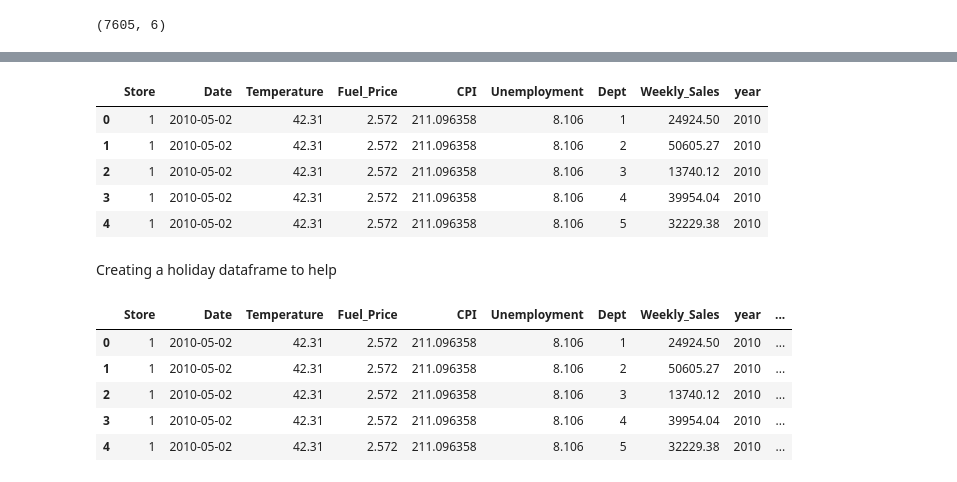
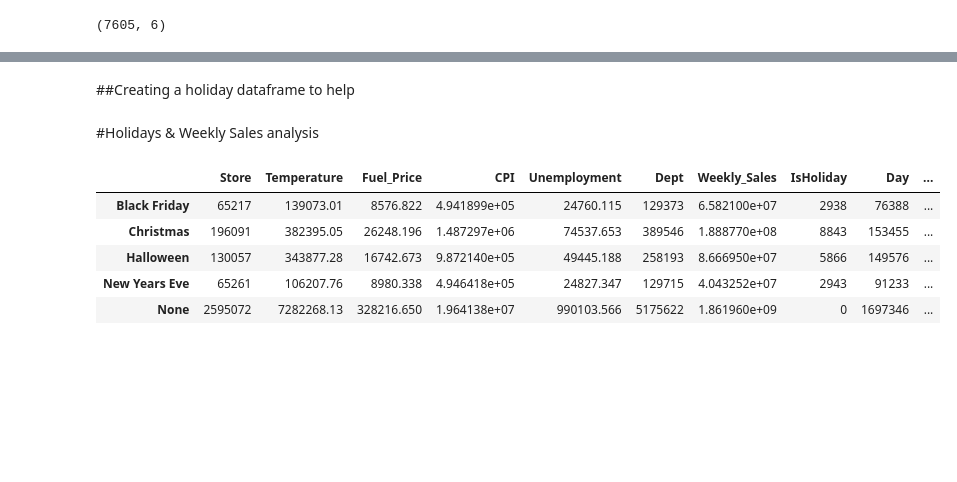
Before and after one commit to morprukop/RetailSalesAnalysis, a Jupyter notebook: mp_proj1.ipynb, the cells around one changed output, grey strips where cells are left out. Saved outputs shown, nothing was run; the diff lists cells and outputs as text; code cells hidden in the pictures; blank space fills up the shorter version.

Commit message:
cleaned code and started analysis

```diff
--- a/mp_proj1.ipynb
+++ b/mp_proj1.ipynb
@@ -118,15 +102,5 @@ Index(['Store', 'Date', 'Temperature', 'Fuel_Price', 'CPI', 'Unemployment',
-# %%
-df['year'] = pd.DatetimeIndex(df['Date']).year
-df.head(5)
-# %% [output]
-|  | Store | Date | Temperature | Fuel_Price | CPI | Unemployment | Dept | Weekly_Sales | year |
-| 0 | 1 | 2010-05-02 | 42.31 | 2.572 | 211.096358 | 8.106 | 1 | 24924.50 | 2010 |
-| 1 | 1 | 2010-05-02 | 42.31 | 2.572 | 211.096358 | 8.106 | 2 | 50605.27 | 2010 |
-| 2 | 1 | 2010-05-02 | 42.31 | 2.572 | 211.096358 | 8.106 | 3 | 13740.12 | 2010 |
-| 3 | 1 | 2010-05-02 | 42.31 | 2.572 | 211.096358 | 8.106 | 4 | 39954.04 | 2010 |
-| 4 | 1 | 2010-05-02 | 42.31 | 2.572 | 211.096358 | 8.106 | 5 | 32229.38 | 2010 |
 # %% [markdown]
-Creating a holiday dataframe to help
+##Creating a holiday dataframe to help
 # %%
 # key range for holiday dictionary
 # 0. : memorial day, 1: Halloween, 2: Thanksgiving, 3: Black Friday, 4: Christmas, 5: NYE
@@ -184,9 +161,17 @@ df['IsHoliday'] = IsHoliday
 # %%
 df.head()
+df.to_csv("2010Retail.csv")
-# %% [output]
-|  | Store | Date | Temperature | Fuel_Price | CPI | Unemployment | Dept | Weekly_Sales | year | ... |
-| 0 | 1 | 2010-05-02 | 42.31 | 2.572 | 211.096358 | 8.106 | 1 | 24924.50 | 2010 | ... |
-| 1 | 1 | 2010-05-02 | 42.31 | 2.572 | 211.096358 | 8.106 | 2 | 50605.27 | 2010 | ... |
-| 2 | 1 | 2010-05-02 | 42.31 | 2.572 | 211.096358 | 8.106 | 3 | 13740.12 | 2010 | ... |
-| 3 | 1 | 2010-05-02 | 42.31 | 2.572 | 211.096358 | 8.106 | 4 | 39954.04 | 2010 | ... |
-| 4 | 1 | 2010-05-02 | 42.31 | 2.572 | 211.096358 | 8.106 | 5 | 32229.38 | 2010 | ... |
+# %% [markdown]
+#Holidays & Weekly Sales analysis
+# %%
+holiSeries = df['IsHoliday']
+unemployementSeries = df['Unemployment']
+
+holiGroup = df.groupby(Holiday).sum()
+# %% [output]
+|  | Store | Temperature | Fuel_Price | CPI | Unemployment | Dept | Weekly_Sales | IsHoliday | Day | ... |
+| Black Friday | 65217 | 139073.01 | 8576.822 | 4.941899e+05 | 24760.115 | 129373 | 6.582100e+07 | 2938 | 76388 | ... |
+| Christmas | 196091 | 382395.05 | 26248.196 | 1.487297e+06 | 74537.653 | 389546 | 1.888770e+08 | 8843 | 153455 | ... |
+| Halloween | 130057 | 343877.28 | 16742.673 | 9.872140e+05 | 49445.188 | 258193 | 8.666950e+07 | 5866 | 149576 | ... |
+| New Years Eve | 65261 | 106207.76 | 8980.338 | 4.946418e+05 | 24827.347 | 129715 | 4.043252e+07 | 2943 | 91233 | ... |
+| None | 2595072 | 7282268.13 | 328216.650 | 1.964138e+07 | 990103.566 | 5175622 | 1.861960e+09 | 0 | 1697346 | ... |
```
Also changed, not shown: parts of 11 cells of this notebook.
